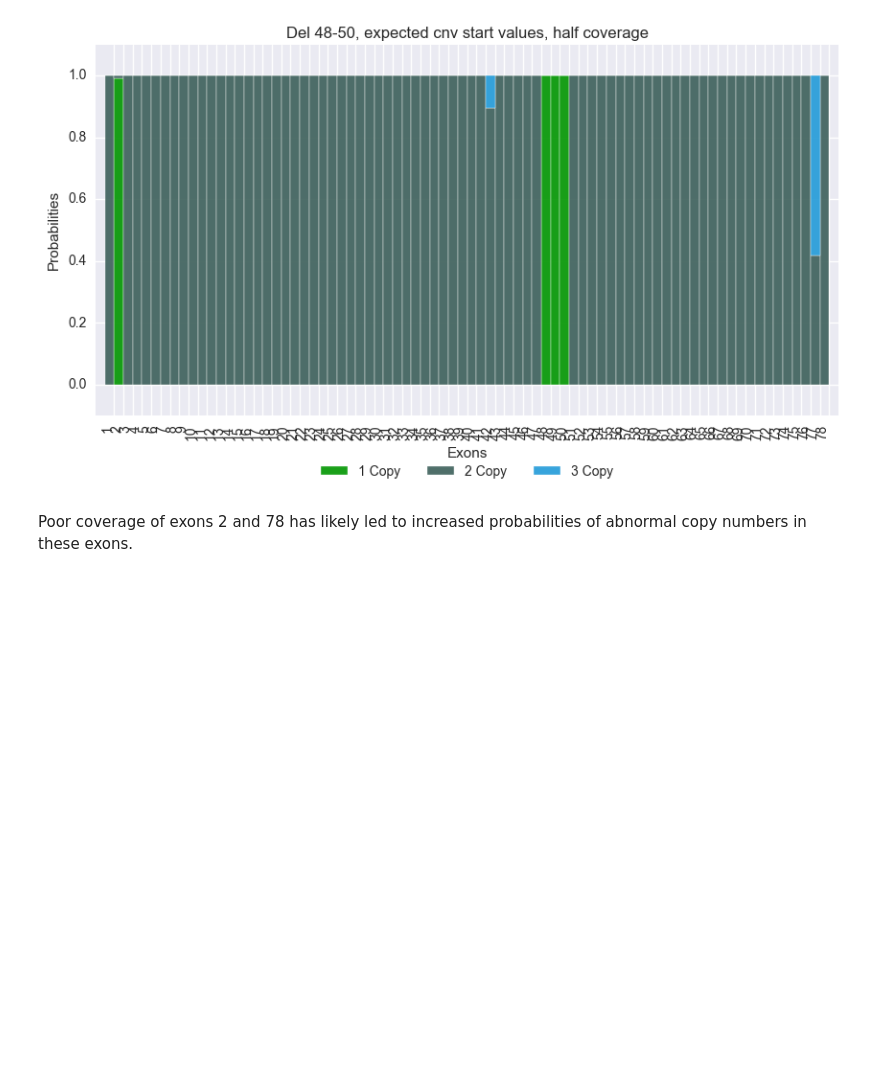
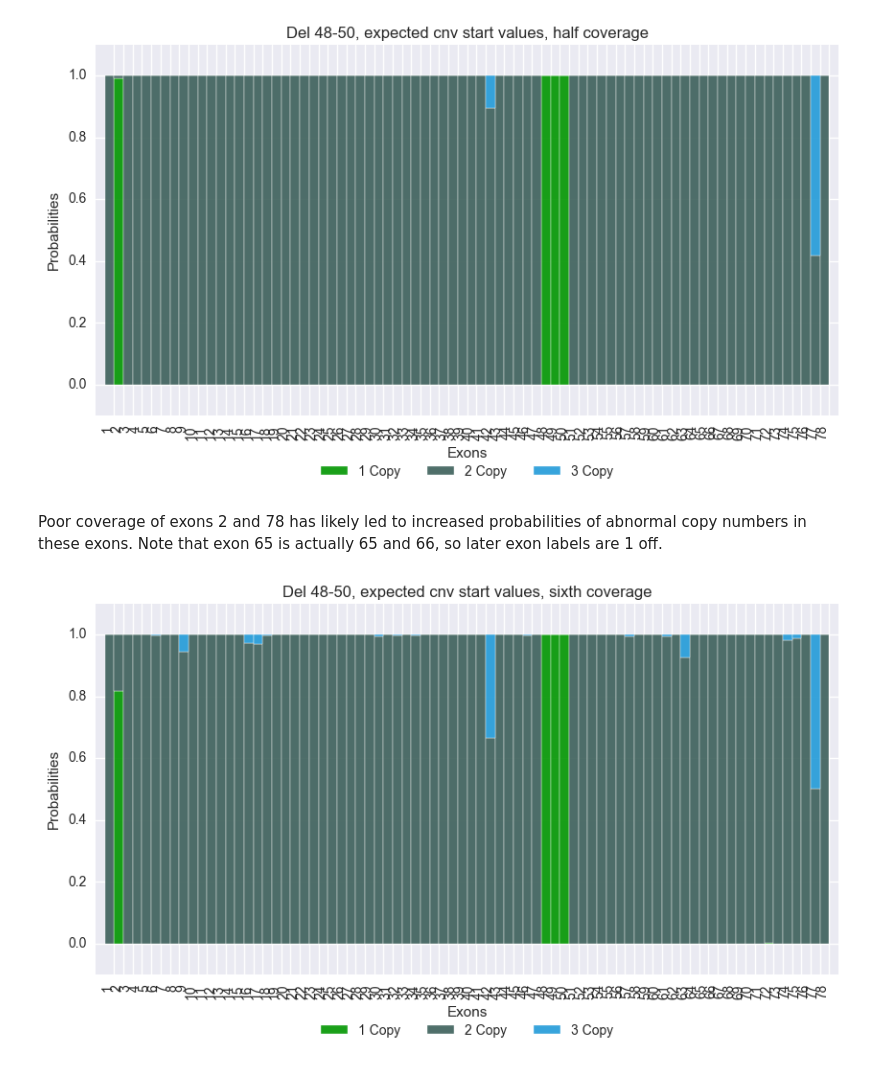
Before and after one commit to vkozareva/geneCNV, a Jupyter notebook: notebooks/Gibbs_sampling_CNV_detection.ipynb, the cells around one changed output. Cells and saved outputs as stored; diff of their text form; code cells hidden in the pictures; blank space fills up the shorter version.

Commit message:
updating results with lower coverage example

```diff
--- a/notebooks/Gibbs_sampling_CNV_detection.ipynb
+++ b/notebooks/Gibbs_sampling_CNV_detection.ipynb
@@ -309,6 +309,7 @@ total reads: 59309
 # %%
 print subject_data
 subject_data_half = subject_data / 2
+subject_data_sixth = subject_data / 6
 # %% [output]
 [2986   66  650 1041  617 1150  988  705  235  921  610  524  498  355 1085
   498  661  295  610 1716  798  907  776  590 1622  648 1149  500  984  421
@@ -395,3 +396,10 @@ Finished 8499 iterations
 Finished 8999 iterations
 Finished 9499 iterations
 Finished 9999 iterations
+# %%
+# with norm starting cnvs and one sixth the subject's original coverage
+cnv_support = [1,2,3]
+gibbs_data_822R4, gibbs_data_results_822R4, logliks_822R4, gibbs_df_822R4 = generate_gibbs_df(cnv_support,
+                                                                        X_probs, cnv=norm_start,
+                                                                        data=subject_data_sixth,
+                                                                        iterations=10000)
@@ -461,4 +487,9 @@ create_stacked_bars(gibbs_df_822R3, 'Del 48-50, expected cnv start values, half
 # %% [output]
 [figure]
 # %% [markdown]
-Poor coverage of exons 2 and 78 has likely led to increased probabilities of abnormal copy numbers in these exons.
+Poor coverage of exons 2 and 78 has likely led to increased probabilities of abnormal copy numbers in these exons. Note that exon 65 is actually 65 and 66, so later exon labels are 1 off.
+# %%
+# note that this subject has a simulated deletion in exons 48-50
+create_stacked_bars(gibbs_df_822R4, 'Del 48-50, expected cnv start values, sixth coverage')
+# %% [output]
+[figure, added]
```
Also changed, not shown: parts of 3 cells of this notebook.
